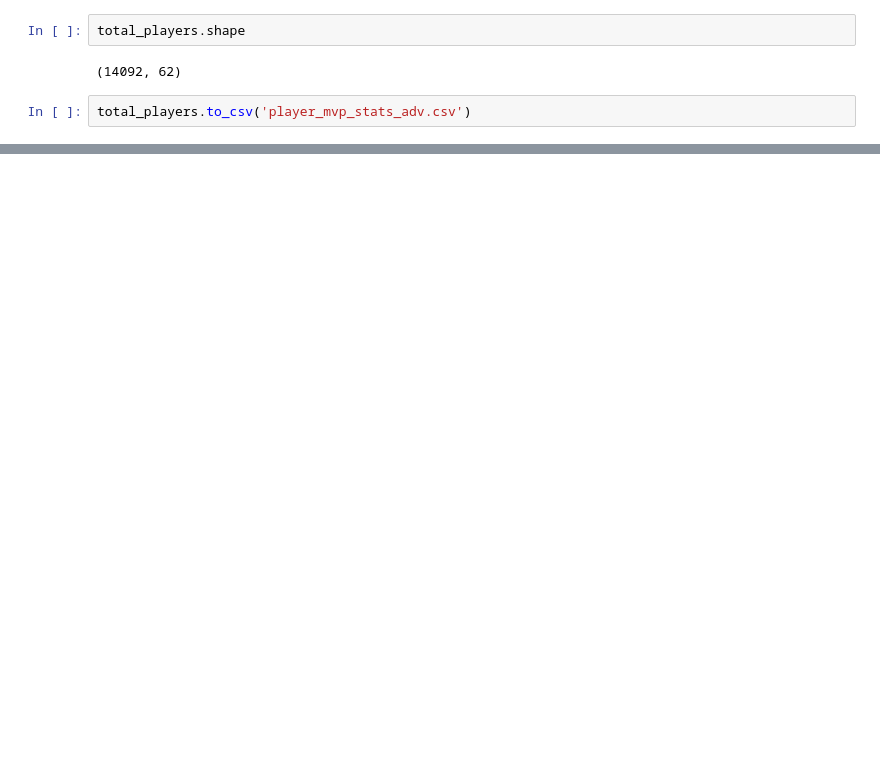
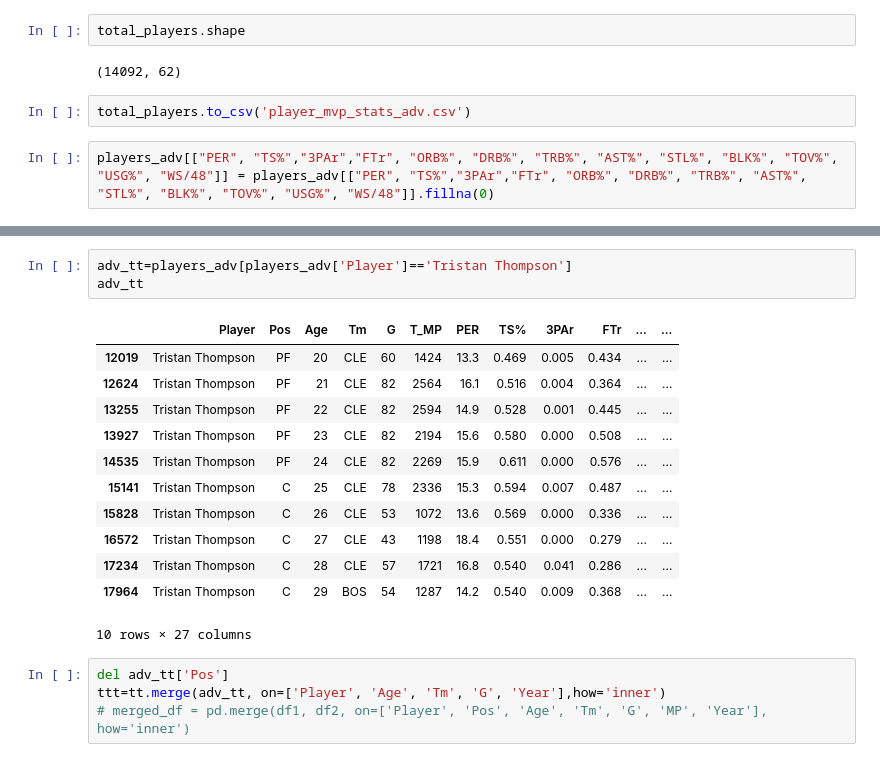
Before and after one commit to ConnorM1205/Final_Project_CS471, a Jupyter notebook: clean_players_adv.ipynb, the cells around one changed output, grey strips where cells are left out. Cells and saved outputs as stored; diff of their text form; blank space fills up the shorter version.

```diff
--- a/clean_players_adv.ipynb
+++ b/clean_players_adv.ipynb
@@ -232,3 +232,5 @@ total_players.shape
 (14092, 62)
 # %%
 total_players.to_csv('player_mvp_stats_adv.csv')
+# %%
+players_adv[["PER", "TS%","3PAr","FTr", "ORB%", "DRB%", "TRB%", "AST%", "STL%", "BLK%", "TOV%", "USG%", "WS/48"]] = players_adv[["PER", "TS%","3PAr","FTr", "ORB%", "DRB%", "TRB%", "AST%", "STL%", "BLK%", "TOV%", "USG%", "WS/48"]].fillna(0)
@@ -234,0 +270,20 @@ total_players.to_csv('player_mvp_stats_adv.csv')
+# %%
+adv_tt=players_adv[players_adv['Player']=='Tristan Thompson']
+adv_tt
+# %% [output]
+|  | Player | Pos | Age | Tm | G | T_MP | PER | TS% | 3PAr | FTr | ... | ... |
+| 12019 | Tristan Thompson | PF | 20 | CLE | 60 | 1424 | 13.3 | 0.469 | 0.005 | 0.434 | ... | ... |
+| 12624 | Tristan Thompson | PF | 21 | CLE | 82 | 2564 | 16.1 | 0.516 | 0.004 | 0.364 | ... | ... |
+| 13255 | Tristan Thompson | PF | 22 | CLE | 82 | 2594 | 14.9 | 0.528 | 0.001 | 0.445 | ... | ... |
+| 13927 | Tristan Thompson | PF | 23 | CLE | 82 | 2194 | 15.6 | 0.580 | 0.000 | 0.508 | ... | ... |
+| 14535 | Tristan Thompson | PF | 24 | CLE | 82 | 2269 | 15.9 | 0.611 | 0.000 | 0.576 | ... | ... |
+| 15141 | Tristan Thompson | C | 25 | CLE | 78 | 2336 | 15.3 | 0.594 | 0.007 | 0.487 | ... | ... |
+| 15828 | Tristan Thompson | C | 26 | CLE | 53 | 1072 | 13.6 | 0.569 | 0.000 | 0.336 | ... | ... |
+| 16572 | Tristan Thompson | C | 27 | CLE | 43 | 1198 | 18.4 | 0.551 | 0.000 | 0.279 | ... | ... |
+| 17234 | Tristan Thompson | C | 28 | CLE | 57 | 1721 | 16.8 | 0.540 | 0.041 | 0.286 | ... | ... |
+| 17964 | Tristan Thompson | C | 29 | BOS | 54 | 1287 | 14.2 | 0.540 | 0.009 | 0.368 | ... | ... |
+10 rows × 27 columns
+# %%
+del adv_tt['Pos']
+ttt=tt.merge(adv_tt, on=['Player', 'Age', 'Tm', 'G', 'Year'],how='inner')
+# merged_df = pd.merge(df1, df2, on=['Player', 'Pos', 'Age', 'Tm', 'G', 'MP', 'Year'], how='inner')
```
Also changed, not shown: parts of 16 cells of this notebook, 1 other file.
